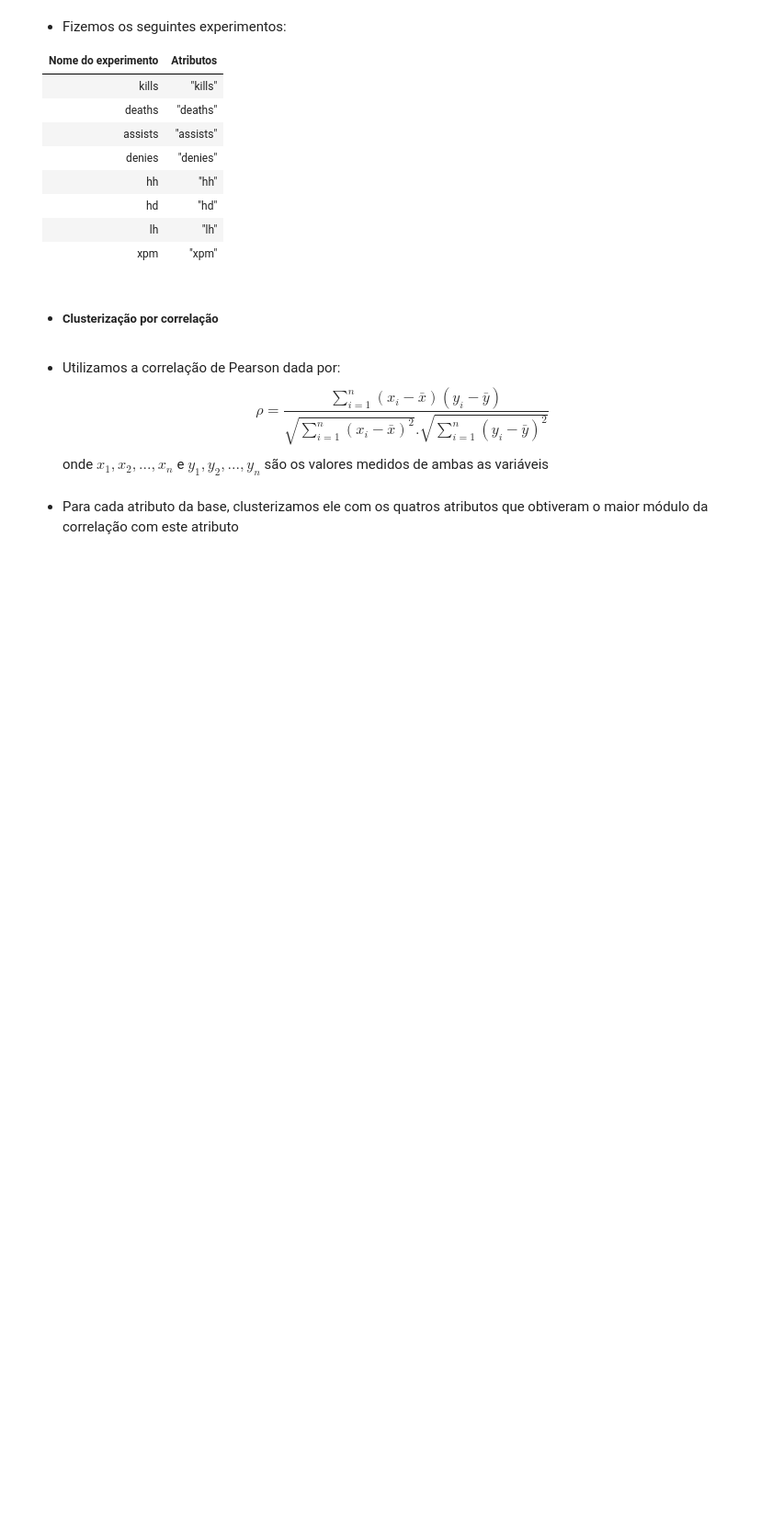
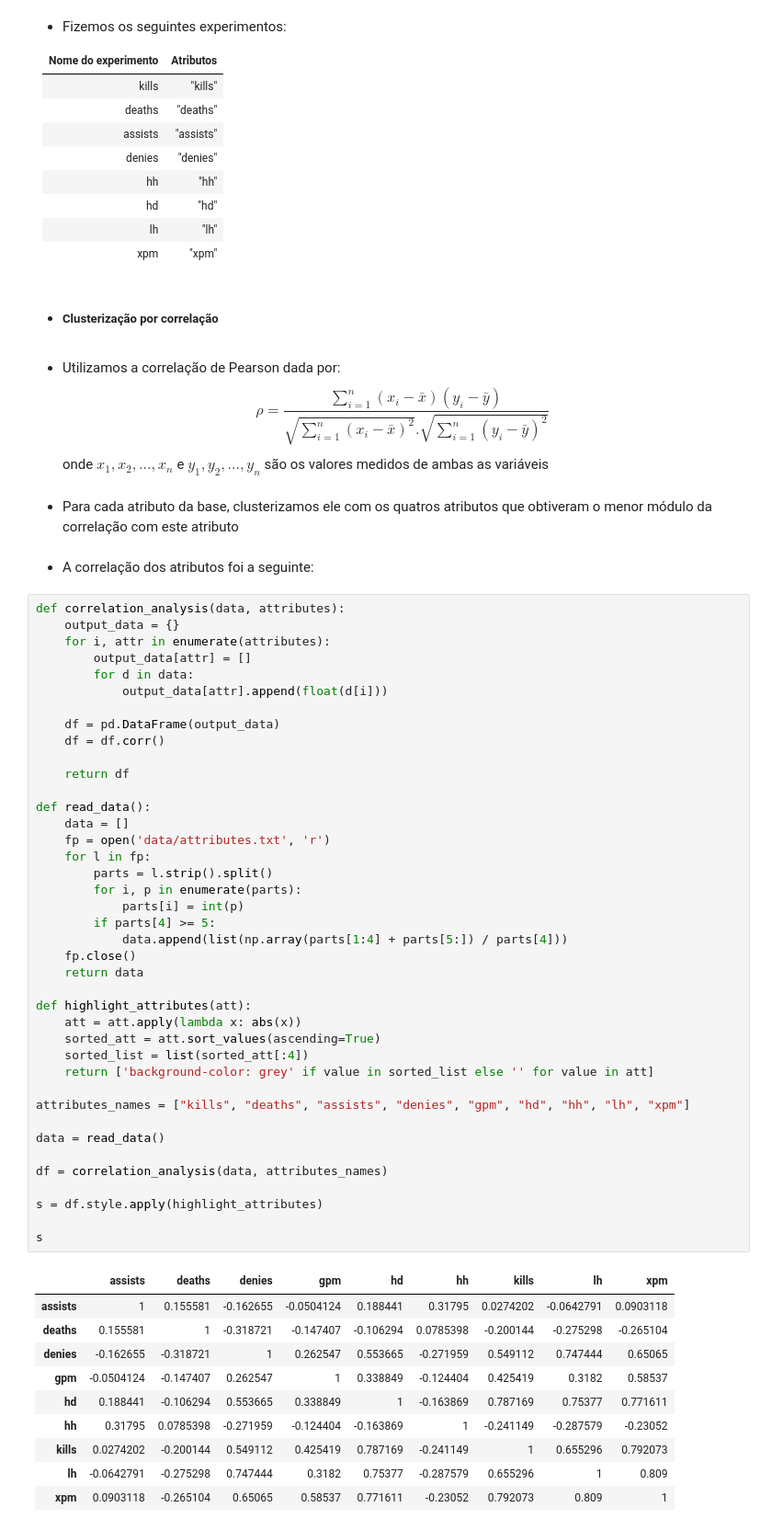
Before and after one commit to gaabrielfranco/notebooks-tcc, a Jupyter notebook: log-tcc.ipynb, the cells around one changed output. Shown at 92% size. Saved outputs shown, nothing was run; the diff lists cells and outputs as text; blank space fills up the shorter version.

```diff
--- a/log-tcc.ipynb
+++ b/log-tcc.ipynb
@@ -303,4 +303,57 @@ Image(filename='data/wtf_pie.png')
 $$\rho = \frac{\sum_{i=1}^{n} (x_i - \bar x)(y_i - \bar y) }{\sqrt{\sum_{i=1}^{n} (x_i - \bar x) ^ 2}.{\sqrt{\sum_{i=1}^{n} (y_i - \bar y) ^ 2}}} $$
 onde $x_1, x_2, ..., x_n$ e $y_1, y_2, ..., y_n$ são os valores medidos de ambas as variáveis
 # %% [markdown]
-- Para cada atributo da base, clusterizamos ele com os quatros atributos que obtiveram o maior módulo da correlação com este atributo
+- Para cada atributo da base, clusterizamos ele com os quatros atributos que obtiveram o menor módulo da correlação com este atributo
+# %% [markdown]
+- A correlação dos atributos foi a seguinte:
+# %%
+def correlation_analysis(data, attributes):
+    output_data = {}
+    for i, attr in enumerate(attributes):
+        output_data[attr] = []
+        for d in data:
+            output_data[attr].append(float(d[i]))
+
+    df = pd.DataFrame(output_data)
+    df = df.corr()
+
+    return df
+
+def read_data():
+    data = []
+    fp = open('data/attributes.txt', 'r')
+    for l in fp:
+        parts = l.strip().split()
+        for i, p in enumerate(parts):
+            parts[i] = int(p)
+        if parts[4] >= 5:
+            data.append(list(np.array(parts[1:4] + parts[5:]) / parts[4]))
+    fp.close()
+    return data
+
+def highlight_attributes(att):
+    att = att.apply(lambda x: abs(x))
+    sorted_att = att.sort_values(ascending=True)
+    sorted_list = list(sorted_att[:4])
+    return ['background-color: grey' if value in sorted_list else '' for value in att]
+
+attributes_names = ["kills", "deaths", "assists", "denies", "gpm", "hd", "hh", "lh", "xpm"]
+
+data = read_data()
+
+df = correlation_analysis(data, attributes_names)
+
+s = df.style.apply(highlight_attributes)
+
+s
+# %% [output]
+|  | assists | deaths | denies | gpm | hd | hh | kills | lh | xpm |
+| assists | 1 | 0.155581 | -0.162655 | -0.0504124 | 0.188441 | 0.31795 | 0.0274202 | -0.0642791 | 0.0903118 |
+| deaths | 0.155581 | 1 | -0.318721 | -0.147407 | -0.106294 | 0.0785398 | -0.200144 | -0.275298 | -0.265104 |
+| denies | -0.162655 | -0.318721 | 1 | 0.262547 | 0.553665 | -0.271959 | 0.549112 | 0.747444 | 0.65065 |
+| gpm | -0.0504124 | -0.147407 | 0.262547 | 1 | 0.338849 | -0.124404 | 0.425419 | 0.3182 | 0.58537 |
+| hd | 0.188441 | -0.106294 | 0.553665 | 0.338849 | 1 | -0.163869 | 0.787169 | 0.75377 | 0.771611 |
+| hh | 0.31795 | 0.0785398 | -0.271959 | -0.124404 | -0.163869 | 1 | -0.241149 | -0.287579 | -0.23052 |
+| kills | 0.0274202 | -0.200144 | 0.549112 | 0.425419 | 0.787169 | -0.241149 | 1 | 0.655296 | 0.792073 |
+| lh | -0.0642791 | -0.275298 | 0.747444 | 0.3182 | 0.75377 | -0.287579 | 0.655296 | 1 | 0.809 |
+| xpm | 0.0903118 | -0.265104 | 0.65065 | 0.58537 | 0.771611 | -0.23052 | 0.792073 | 0.809 | 1 |
```
